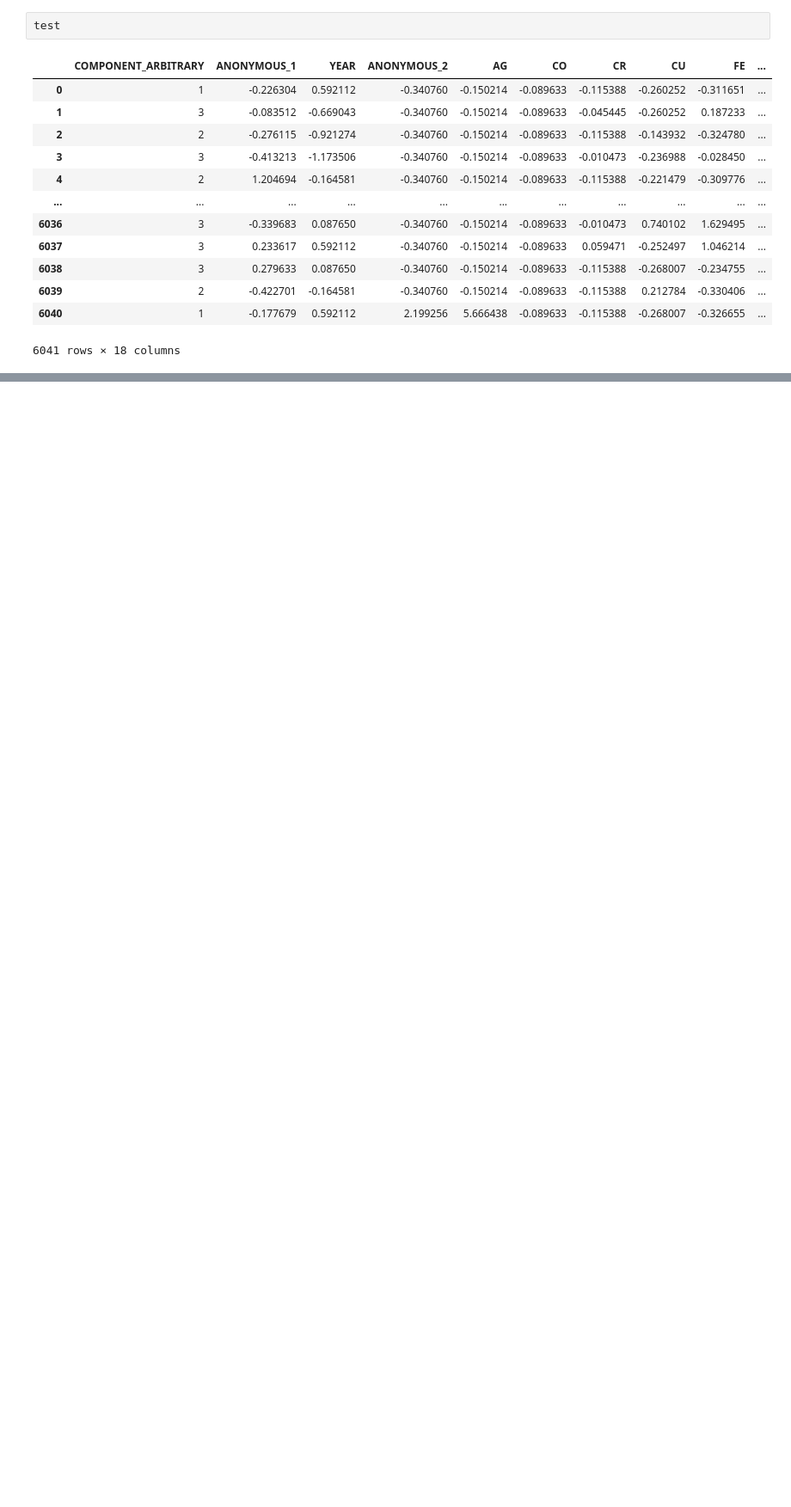
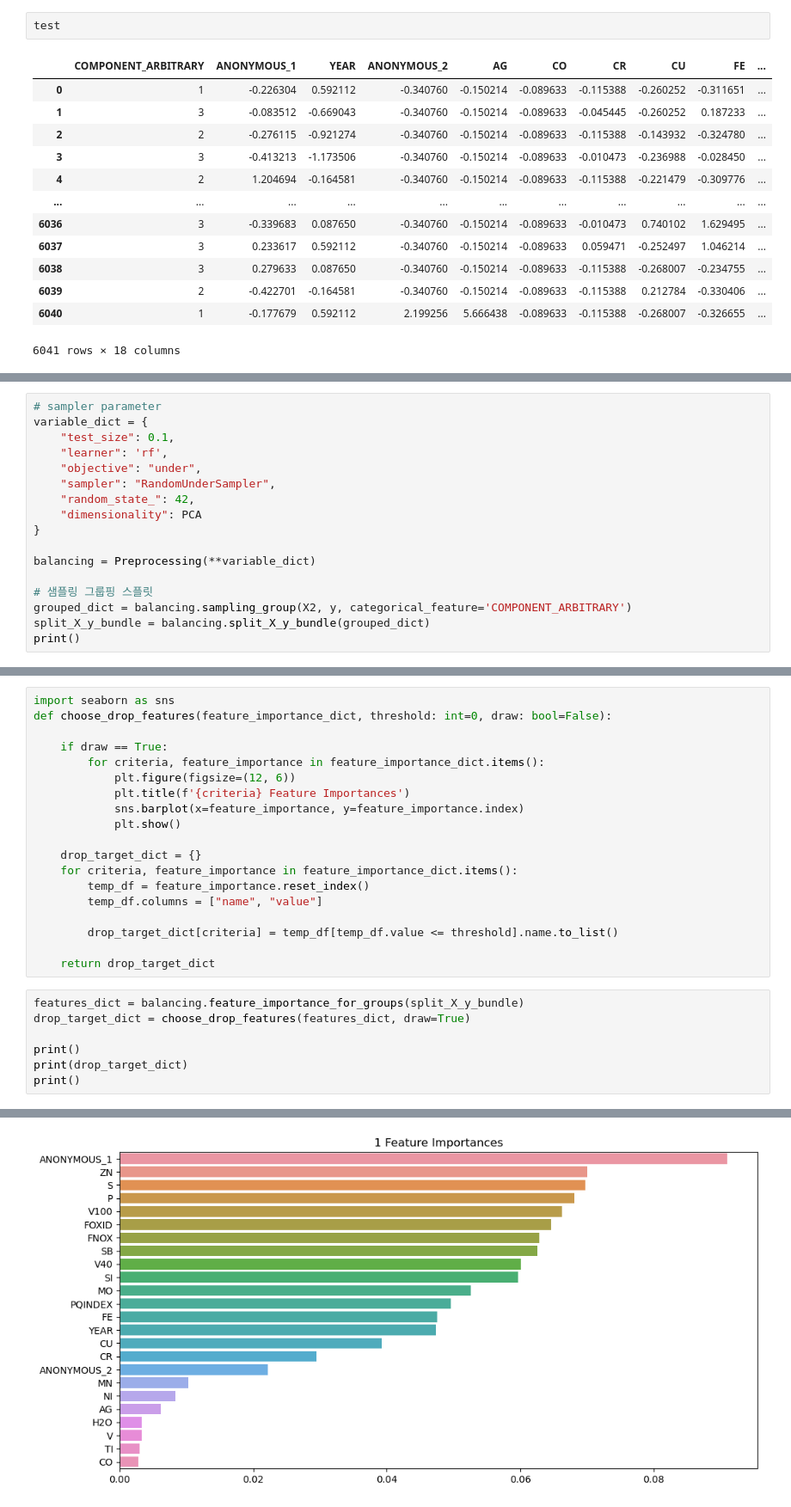
Before and after one commit to cswcjt/Dacon-Oil, a Jupyter notebook: test_win.ipynb, the cells around one changed output, grey strips where cells are left out. Shown at 86% size. Cells and saved outputs as stored; diff of their text form; blank space fills up the shorter version.

```diff
--- a/test_win.ipynb
+++ b/test_win.ipynb
@@ -283,0 +420,17 @@ test = test.drop(columns=drop_list_test)
+# %%
+# sampler parameter
+variable_dict = {
+    "test_size": 0.1,
+    "learner": 'rf',
+    "objective": "under",
+    "sampler": "RandomUnderSampler",
+    "random_state_": 42,
+    "dimensionality": PCA
+}
+
+balancing = Preprocessing(**variable_dict)
+
+# 샘플링 그룹핑 스플릿
+grouped_dict = balancing.sampling_group(X2, y, categorical_feature='COMPONENT_ARBITRARY')
+split_X_y_bundle = balancing.split_X_y_bundle(grouped_dict)
+print()
@@ -366,0 +476,27 @@ submission.to_csv(save_path + filename, index=False)
+# %%
+import seaborn as sns
+def choose_drop_features(feature_importance_dict, threshold: int=0, draw: bool=False):
+
+    if draw == True:
+        for criteria, feature_importance in feature_importance_dict.items():
+            plt.figure(figsize=(12, 6))
+            plt.title(f'{criteria} Feature Importances')
+            sns.barplot(x=feature_importance, y=feature_importance.index)
+            plt.show()
+
+    drop_target_dict = {}
+    for criteria, feature_importance in feature_importance_dict.items():
+        temp_df = feature_importance.reset_index()
+        temp_df.columns = ["name", "value"]
+
+        drop_target_dict[criteria] = temp_df[temp_df.value <= threshold].name.to_list()
+
+    return drop_target_dict
+# %%
+features_dict = balancing.feature_importance_for_groups(split_X_y_bundle)
+drop_target_dict = choose_drop_features(features_dict, draw=True)
+
+print()
+print(drop_target_dict)
+print()
+# %% [output]
@@ -366,0 +507 @@ submission.to_csv(save_path + filename, index=False)
+[figure, added]
```
Also changed, not shown: parts of 56 cells of this notebook.
